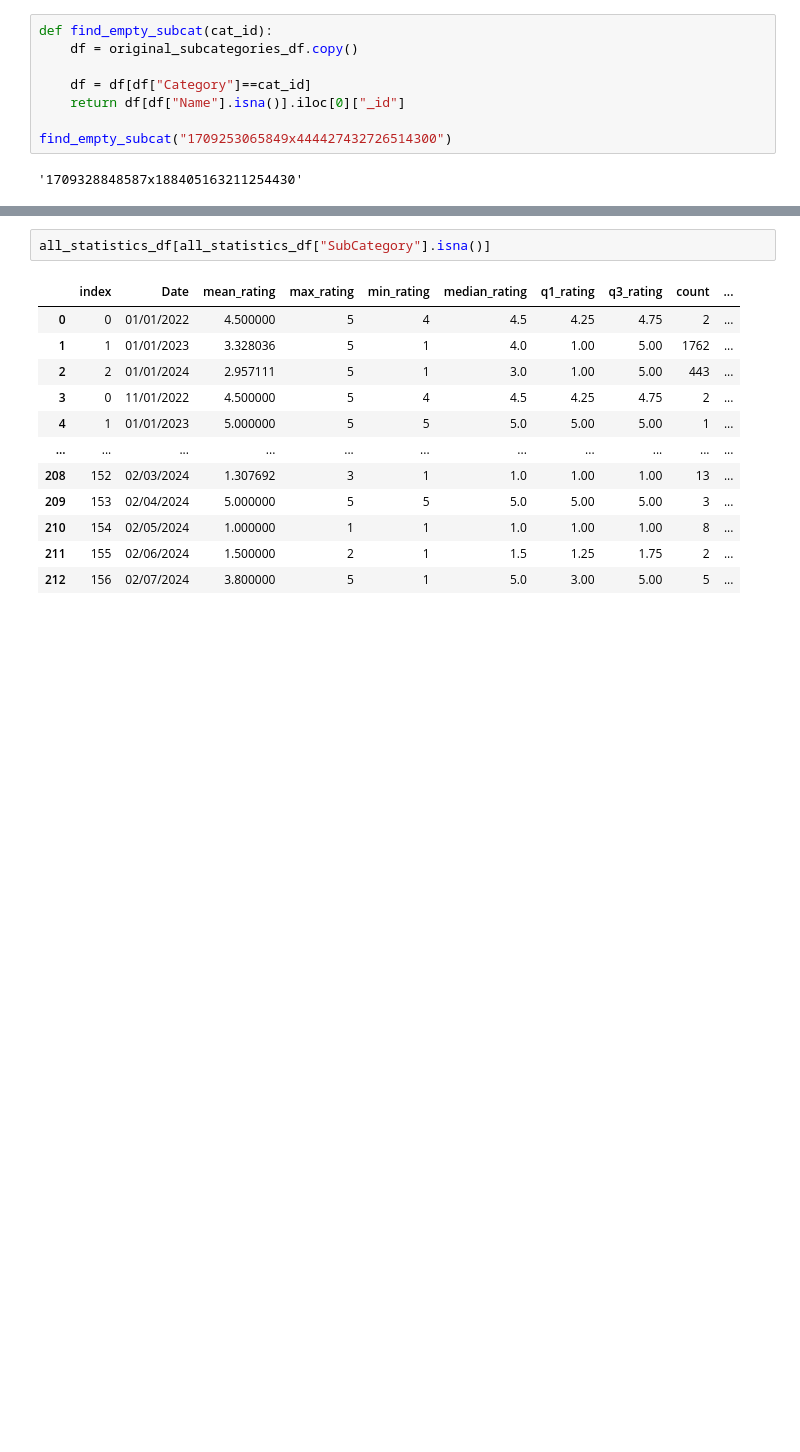
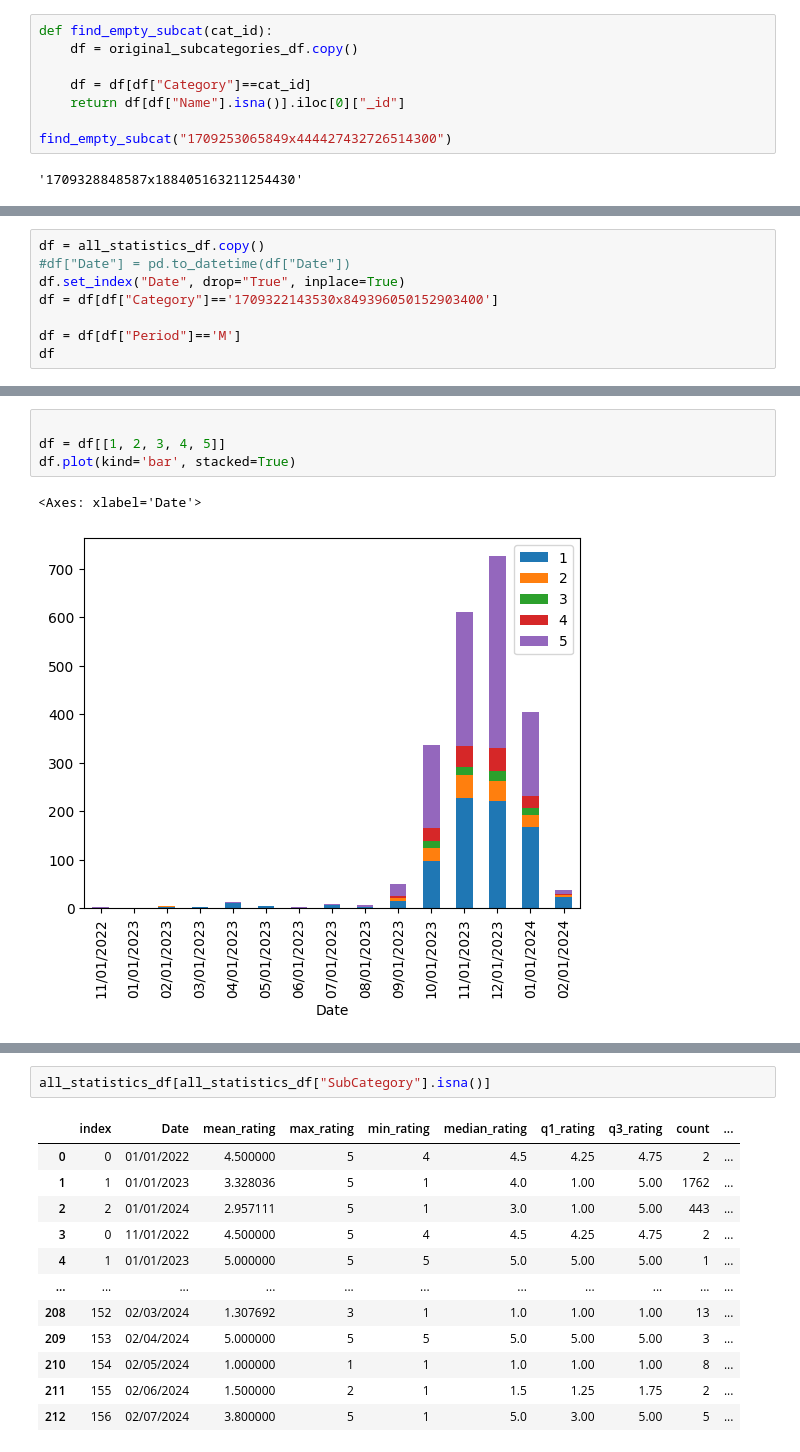
Before and after one commit to ArnaudGardille/Feedback-Analysis, a Jupyter notebook: insights_extraction_fr.ipynb, the cells around one changed output, grey strips where cells are left out. Drawn from its saved outputs; the diff is of its cells as text; blank space fills up the shorter version.

```diff
--- a/insights_extraction_fr.ipynb
+++ b/insights_extraction_fr.ipynb
@@ -516,0 +550,8 @@ all_statistics_df
+# %%
+df = all_statistics_df.copy()
+#df["Date"] = pd.to_datetime(df["Date"])
+df.set_index("Date", drop="True", inplace=True)
+df = df[df["Category"]=='1709322143530x849396050152903400']
+
+df = df[df["Period"]=='M']
+df
@@ -516,0 +576,7 @@ all_statistics_df
+# %%
+
+df = df[[1, 2, 3, 4, 5]]
+df.plot(kind='bar', stacked=True)
+# %% [output]
+<Axes: xlabel='Date'>
+[figure, added]
```
Also changed, not shown: parts of 8 cells of this notebook, 1 other file.
